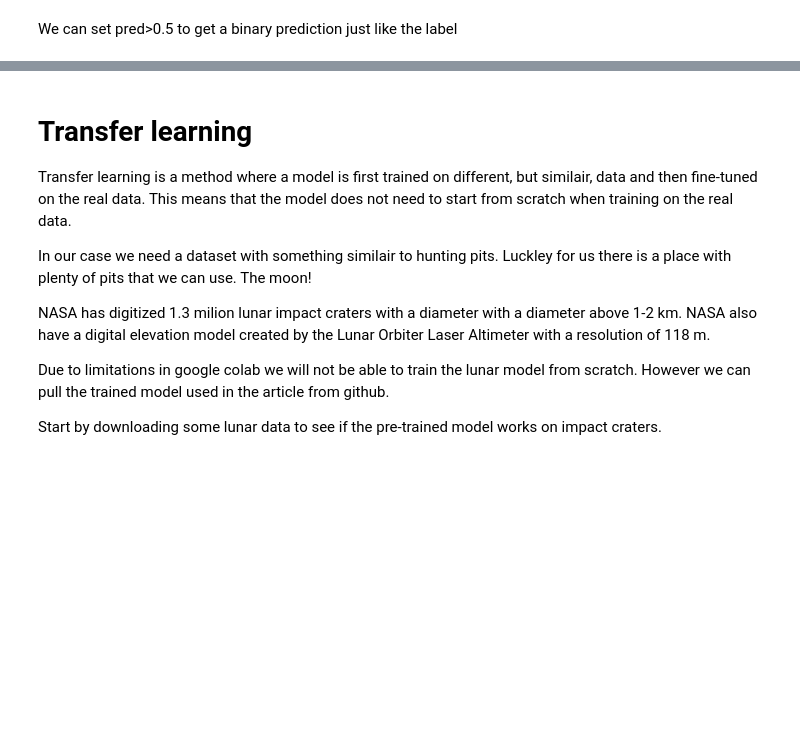
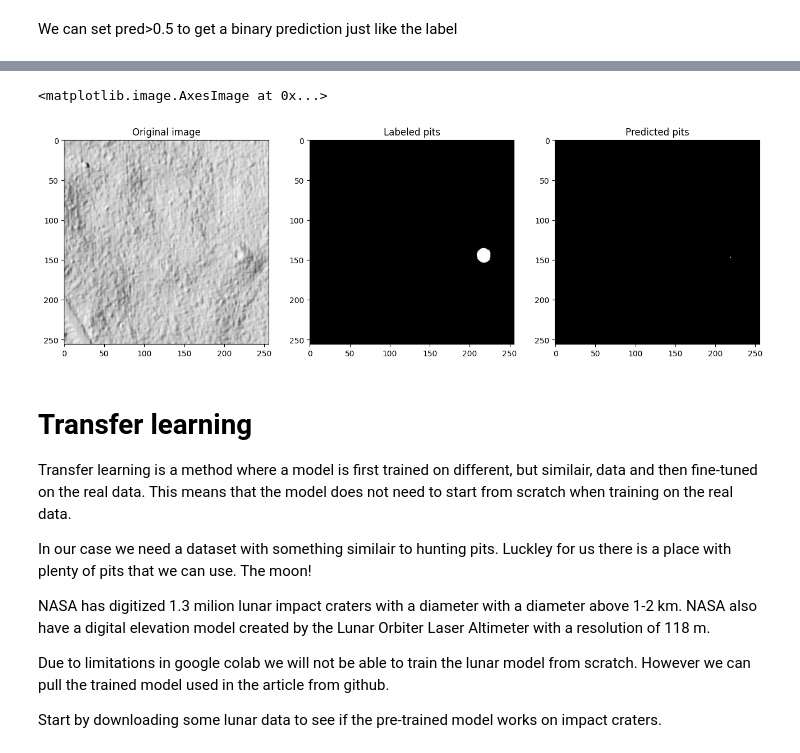
Before and after one commit to williamlidberg/Unet-tutorial, a Jupyter notebook: U_net_tutorial_with_transfer_learning.ipynb, the cells around one changed output, grey strips where cells are left out. Saved outputs shown, nothing was run; the diff lists cells and outputs as text; code cells hidden in the pictures; blank space fills up the shorter version.

```diff
--- a/U_net_tutorial_with_transfer_learning.ipynb
+++ b/U_net_tutorial_with_transfer_learning.ipynb
@@ -294,7 +390,7 @@ original = test_example1[0,:,:,]
 label = test_example1[1,:,:,]
 
 testimage = np.reshape(original,[1,256,256,1])
-prediction = model.predict(testimage)
+prediction = original_model.predict(testimage)
 pred = np.squeeze(prediction)
 
 # Image
@@ -308,3 +404,4 @@ axarr[1].imshow(label, cmap='Greys_r')
 # Prediction
 axarr[2].set_title('Predicted pits')
 axarr[2].imshow(pred>0.5, cmap='Greys_r')
+# %% [output]
@@ -311,3 +409,5 @@ axarr[2].imshow(pred>0.5, cmap='Greys_r')
+<matplotlib.image.AxesImage at 0x...>
+[figure, added]
 # %% [markdown]
 # Transfer learning
 
```
Also changed, not shown: parts of 36 cells of this notebook.
